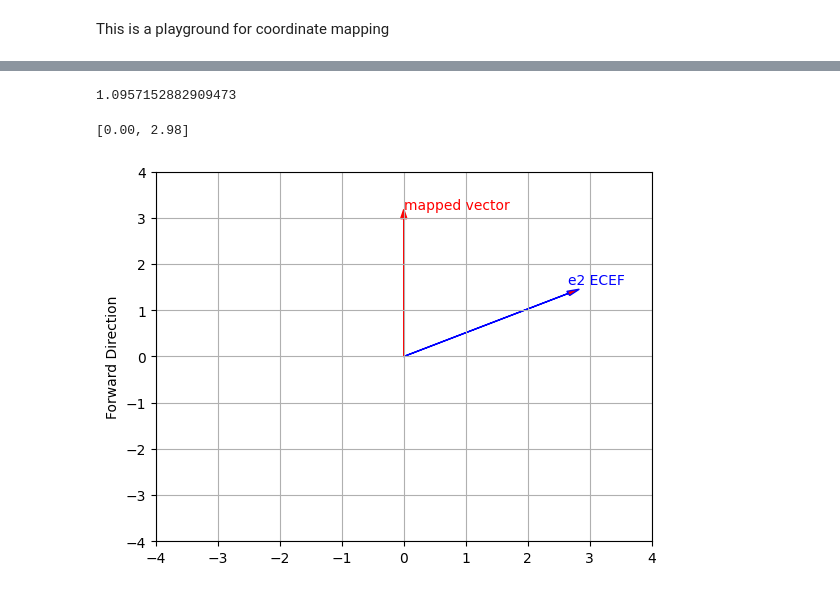
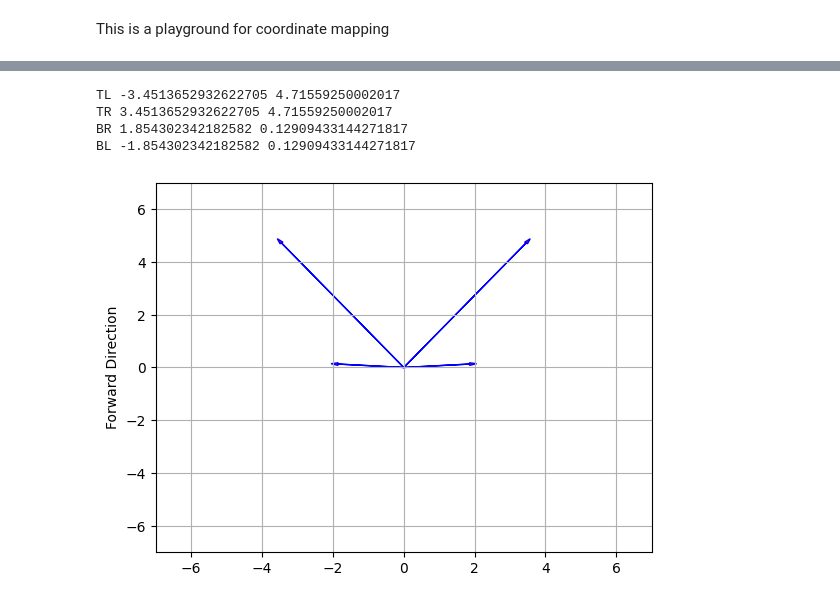
Before and after one commit to thiennguyenba06/CarolinaRedroot, a Jupyter notebook: box_coor-mapping.ipynb, the cells around one changed output, grey strips where cells are left out. Cells and saved outputs as stored; diff of their text form; code cells hidden in the pictures.

```diff
--- a/box_coor-mapping.ipynb
+++ b/box_coor-mapping.ipynb
@@ -144,35 +9,44 @@ plt.show()
-# %%
-# setting up standard matrix
-# A: ECEF -> Relative
-# A*e2_ecef = e2_rel
-# A*e1_ecef = e1_rel
-rotate_angle = angle_rad
-print(rotate_angle)
-# %% [output]
-1.0957152882909473
-# %%
-a11 = np.cos(rotate_angle)
-a21 = np.sin(rotate_angle)
-a12 = -np.sin(rotate_angle)
-a22 = np.cos(rotate_angle)
-A = np.array([[a11, a12], [a21, a22]])
-test_vec = np.dot(A, e2_ecef)
-print(f"[{test_vec[0]:.2f}, {test_vec[1]:.2f}]")
-# %% [output]
-[0.00, 2.98]
-# %%
-fig, ax = plt.subplots()
-
-ax.set_xlim(-4, 4)
-ax.set_ylim(-4, 4)
-ax.grid(True)
-plt.ylabel("Forward Direction")
-
-ax.arrow(0, 0, e2_ecef[0], e2_ecef[1], head_width=0.1, head_length=0.2, fc='red', ec='blue')
-plt.text(e2_ecef[0], e2_ecef[1]+0.2, 'e2 ECEF', color='blue')
-ax.arrow(0, 0, test_vec[0], test_vec[1], head_width=0.1, head_length=0.2, fc='red', ec='red')
-plt.text(test_vec[0], test_vec[1]+0.2, 'mapped vector', color='red')
-
-plt.show()
-# %% [output]
-[figure, removed]
+# %%
+ORIGIN_PATH = "DJI_202508081433_021_PineIslandbog5H3m5x3photo/DJI_20250808143604_0001_D_Waypoint1.JPG"
+FORWARD_DIR_PATH = "DJI_202508081433_021_PineIslandbog5H3m5x3photo/DJI_20250808143611_0002_D_Waypoint2.JPG"
+
+# basis = georef2.find_basis(ORIGIN_PATH, FORWARD_DIR_PATH)
+TL = georef2.find_point_projection((-5280/2, 3956/2), 5280, 3956, 3, np.radians(-60))
+TR = georef2.find_point_projection((5280/2, 3956/2), 5280, 3956, 3, np.radians(-60))
+BR = georef2.find_point_projection((5280/2, -3956/2), 5280, 3956, 3, np.radians(-60))
+BL = georef2.find_point_projection((-5280/2, -3956/2), 5280, 3956, 3, np.radians(-60))
+
+print("TL", TL[0], TL[1])
+print("TR", TR[0], TR[1])
+print("BR", BR[0], BR[1])
+print("BL", BL[0], BL[1])
+
+yaw = float(pyexiv2.Image(FORWARD_DIR_PATH).read_xmp()['Xmp.drone-dji.FlightYawDegree'])
+yaw = -np.radians(yaw)
+
+rTL = TL[0] * np.cos(yaw) - TL[1] * np.sin(yaw), TL[0] * np.sin(yaw) - TL[1] * np.cos(yaw)
+rTR = TR[0] * np.cos(yaw) - TR[1] * np.sin(yaw), TR[0] * np.sin(yaw) - TR[1] * np.cos(yaw)
+rBR = BR[0] * np.cos(yaw) - BR[1] * np.sin(yaw), (BR[0] * np.sin(yaw) - BR[1] * np.cos(yaw))
+rBL = BL[0] * np.cos(yaw) - BR[1] * np.sin(yaw), BL[0] * np.sin(yaw) - BR[1] * np.cos(yaw)
+# print(rTR[0])
+# print(rTR[1])
+# %% [output]
+TL -3.4513652932622705 4.71559250002017
+TR 3.4513652932622705 4.71559250002017
+BR 1.854302342182582 0.12909433144271817
+BL -1.854302342182582 0.12909433144271817
+# %%
+fig, ax = plt.subplots()
+
+ax.set_xlim(-7, 7)
+ax.set_ylim(-7, 7)
+ax.grid(True)
+plt.ylabel("Forward Direction")
+
+ax.arrow(0, 0, TL[0], TL[1], head_width=0.1, head_length=0.2, fc='red', ec='blue')
+ax.arrow(0, 0, TR[0], TR[1], head_width=0.1, head_length=0.2, fc='red', ec='blue')
+ax.arrow(0, 0, BR[0], BR[1], head_width=0.1, head_length=0.2, fc='red', ec='blue')
+ax.arrow(0, 0, BL[0], BL[1], head_width=0.1, head_length=0.2, fc='red', ec='blue')
+plt.show()
+# %% [output]
+[figure, added]
```
Also changed, not shown: parts of 7 cells of this notebook, 6 other files.
